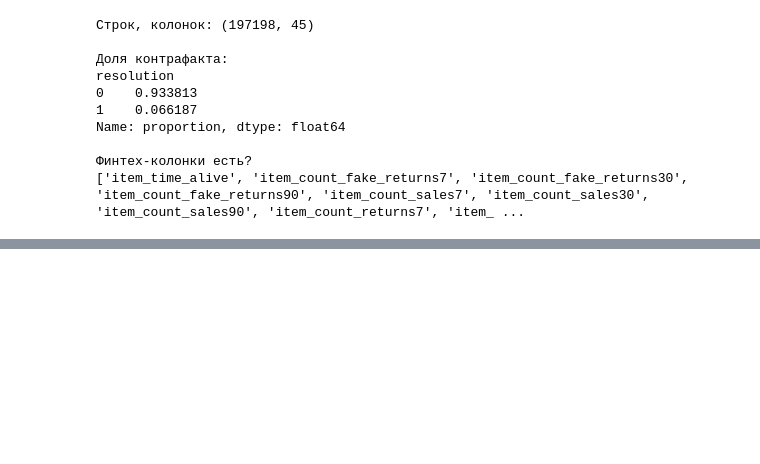
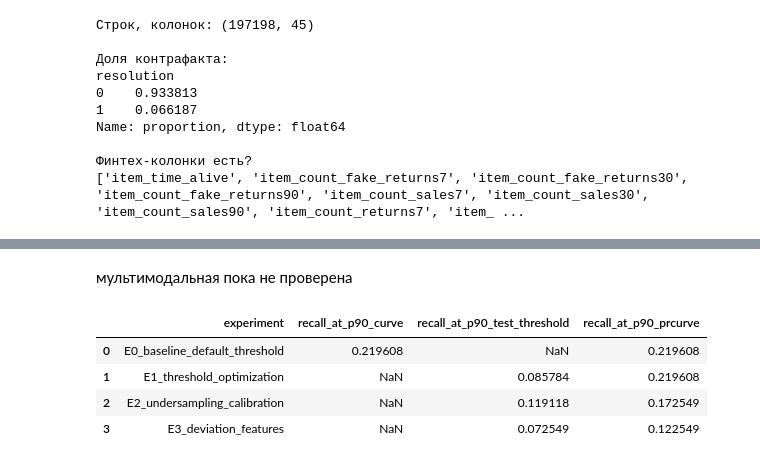
Before and after one commit to women-in-data/master-thesis-2025, a Jupyter notebook: fintech_approaches/fintech_experiment.ipynb, the cells around one changed output, grey strips where cells are left out. Cells and saved outputs as stored; diff of their text form; code cells hidden in the pictures; blank space fills up the shorter version.

```diff
--- a/fintech_approaches/fintech_experiment.ipynb
+++ b/fintech_approaches/fintech_experiment.ipynb
@@ -84,0 +1451,78 @@ max             2.000                2.000           31.240       1.000
+# %% [markdown]
+мультимодальная пока не проверена
+# %%
+import pandas as pd
+from sklearn.metrics import precision_recall_curve
+
+required_globals = ['y_test', 'test_proba', 'test_proba_cal_e2', 'test_proba_e3']
+missing_globals = [name for name in required_globals if name not in globals()]
+if missing_globals:
+    raise RuntimeError(
+        'Missing required objects in globals(): '
+        + ', '.join(missing_globals)
+        + '. Run the existing E0-E3 cells first so test probabilities are available.'
+    )
+
+experiment_probas = {
+    'E0_baseline_default_threshold': test_proba,
+    'E1_threshold_optimization': test_proba,
+    'E2_undersampling_calibration': test_proba_cal_e2,
+    'E3_deviation_features': test_proba_e3,
+}
+
+recall_at_p90_prcurve_by_exp = {}
+for experiment_name, proba in experiment_probas.items():
+    precision_curve, recall_curve, _ = precision_recall_curve(y_test, proba)
+    mask = precision_curve >= 0.9
+    recall_at_p90_prcurve = recall_curve[mask].max() if mask.any() else 0.0
+    recall_at_p90_prcurve_by_exp[experiment_name] = float(recall_at_p90_prcurve)
+
+globals()['recall_at_p90_prcurve_e0'] = recall_at_p90_prcurve_by_exp['E0_baseline_default_threshold']
+globals()['recall_at_p90_prcurve_e1'] = recall_at_p90_prcurve_by_exp['E1_threshold_optimization']
+globals()['recall_at_p90_prcurve_e2'] = recall_at_p90_prcurve_by_exp['E2_undersampling_calibration']
+globals()['recall_at_p90_prcurve_e3'] = recall_at_p90_prcurve_by_exp['E3_deviation_features']
+
+results_table = pd.read_csv('results_table.csv')
+if 'experiment' not in results_table.columns:
+    raise RuntimeError("results_table.csv must contain an 'experiment' column.")
+
+expected_experiments = list(experiment_probas.keys())
+missing_experiments = [exp for exp in expected_experiments if exp not in results_table['experiment'].values]
+if missing_experiments:
+    raise RuntimeError(
+        'Missing expected experiment rows in results_table.csv: ' + ', '.join(missing_experiments)
+    )
+
+if 'recall_at_p90_prcurve' not in results_table.columns:
+    results_table['recall_at_p90_prcurve'] = pd.NA
+
+for experiment_name, metric_value in recall_at_p90_prcurve_by_exp.items():
+    results_table.loc[
+        results_table['experiment'] == experiment_name,
+        'recall_at_p90_prcurve'
+    ] = metric_value
+
+results_table.to_csv('results_table.csv', index=False)
+
+for col in ['recall_at_p90_curve', 'recall_at_p90_test_threshold', 'recall_at_p90_prcurve']:
+    if col not in results_table.columns:
+        results_table[col] = pd.NA
+
+display(
+    results_table.loc[
+        results_table['experiment'].isin(expected_experiments),
+        ['experiment', 'recall_at_p90_curve', 'recall_at_p90_test_threshold', 'recall_at_p90_prcurve']
+    ].sort_values('experiment').reset_index(drop=True)
+)
+
+print('=== PR-CURVE COMPARABILITY CHECK ===')
+print(f"E0 recall_at_p90_prcurve = {recall_at_p90_prcurve_e0:.6f}")
+print(f"E1 recall_at_p90_prcurve = {recall_at_p90_prcurve_e1:.6f}")
+print(f"E2 recall_at_p90_prcurve = {recall_at_p90_prcurve_e2:.6f}")
+print(f"E3 recall_at_p90_prcurve = {recall_at_p90_prcurve_e3:.6f}")
+# %% [output]
+|  | experiment | recall_at_p90_curve | recall_at_p90_test_threshold | recall_at_p90_prcurve |
+| 0 | E0_baseline_default_threshold | 0.219608 | NaN | 0.219608 |
+| 1 | E1_threshold_optimization | NaN | 0.085784 | 0.219608 |
+| 2 | E2_undersampling_calibration | NaN | 0.119118 | 0.172549 |
+| 3 | E3_deviation_features | NaN | 0.072549 | 0.122549 |
```
Also changed, not shown: parts of 20 cells of this notebook, 45 other files.
